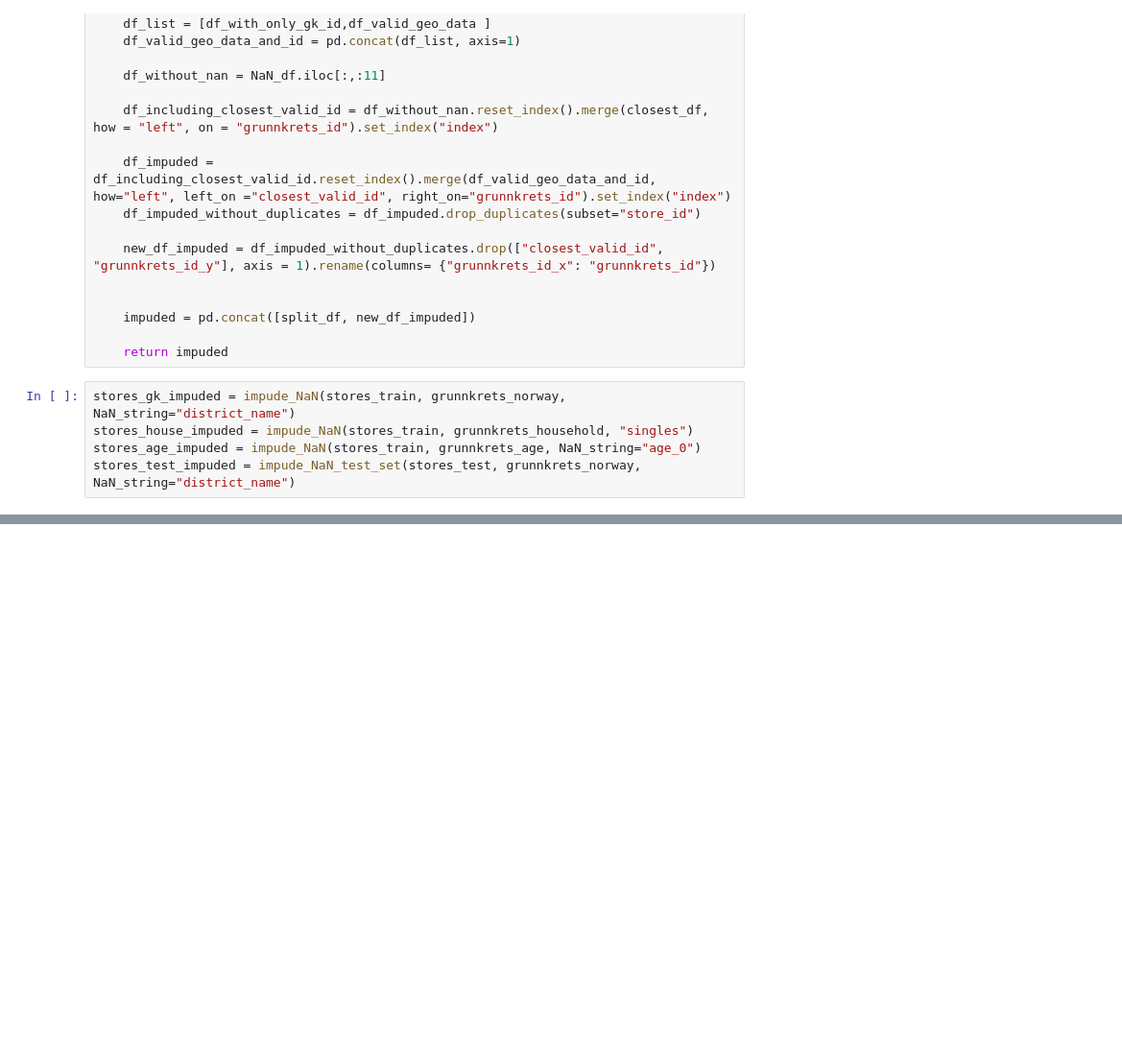
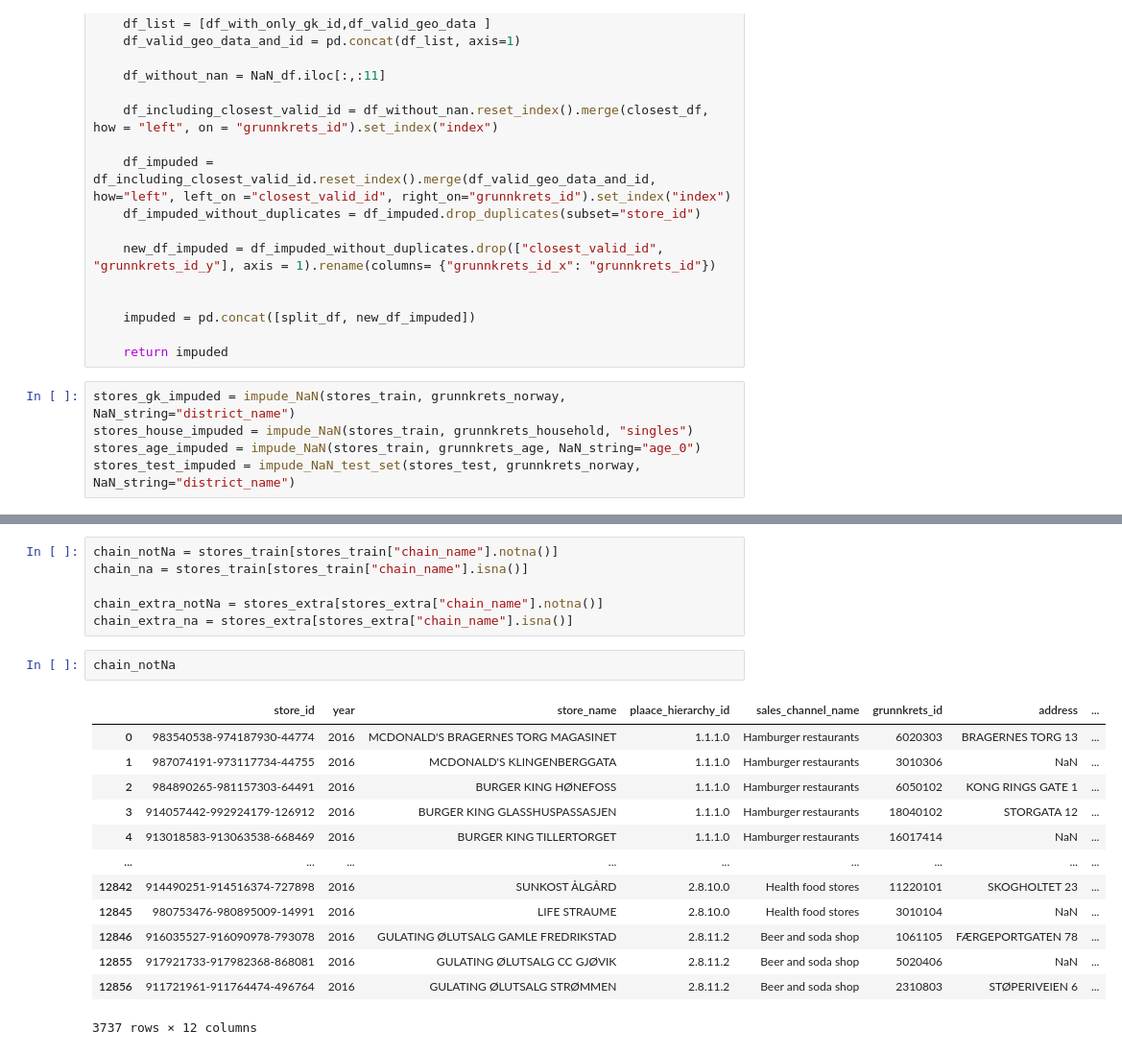
Before and after one commit to SimenQ/machine_learning, a Jupyter notebook: notebooks/Arash/impuding.ipynb, the cells around one changed output, grey strips where cells are left out. Shown at 96% size. Drawn from its saved outputs; the diff is of its cells as text; blank space fills up the shorter version.

```diff
--- a/notebooks/Arash/impuding.ipynb
+++ b/notebooks/Arash/impuding.ipynb
@@ -193,0 +141,22 @@ Length: 168, dtype: int64
+# %%
+chain_notNa = stores_train[stores_train["chain_name"].notna()]
+chain_na = stores_train[stores_train["chain_name"].isna()]
+
+chain_extra_notNa = stores_extra[stores_extra["chain_name"].notna()]
+chain_extra_na = stores_extra[stores_extra["chain_name"].isna()]
+# %%
+chain_notNa
+# %% [output]
+|  | store_id | year | store_name | plaace_hierarchy_id | sales_channel_name | grunnkrets_id | address | ... |
+| 0 | 983540538-974187930-44774 | 2016 | MCDONALD'S BRAGERNES TORG MAGASINET | 1.1.1.0 | Hamburger restaurants | 6020303 | BRAGERNES TORG 13 | ... |
+| 1 | 987074191-973117734-44755 | 2016 | MCDONALD'S KLINGENBERGGATA | 1.1.1.0 | Hamburger restaurants | 3010306 | NaN | ... |
+| 2 | 984890265-981157303-64491 | 2016 | BURGER KING HØNEFOSS | 1.1.1.0 | Hamburger restaurants | 6050102 | KONG RINGS GATE 1 | ... |
+| 3 | 914057442-992924179-126912 | 2016 | BURGER KING GLASSHUSPASSASJEN | 1.1.1.0 | Hamburger restaurants | 18040102 | STORGATA 12 | ... |
+| 4 | 913018583-913063538-668469 | 2016 | BURGER KING TILLERTORGET | 1.1.1.0 | Hamburger restaurants | 16017414 | NaN | ... |
+| ... | ... | ... | ... | ... | ... | ... | ... | ... |
+| 12842 | 914490251-914516374-727898 | 2016 | SUNKOST ÅLGÅRD | 2.8.10.0 | Health food stores | 11220101 | SKOGHOLTET 23 | ... |
+| 12845 | 980753476-980895009-14991 | 2016 | LIFE STRAUME | 2.8.10.0 | Health food stores | 3010104 | NaN | ... |
+| 12846 | 916035527-916090978-793078 | 2016 | GULATING ØLUTSALG GAMLE FREDRIKSTAD | 2.8.11.2 | Beer and soda shop | 1061105 | FÆRGEPORTGATEN 78 | ... |
+| 12855 | 917921733-917982368-868081 | 2016 | GULATING ØLUTSALG CC GJØVIK | 2.8.11.2 | Beer and soda shop | 5020406 | NaN | ... |
+| 12856 | 911721961-911764474-496764 | 2016 | GULATING ØLUTSALG STRØMMEN | 2.8.11.2 | Beer and soda shop | 2310803 | STØPERIVEIEN 6 | ... |
+3737 rows × 12 columns
```
Also changed, not shown: parts of 14 cells of this notebook, 19 other files.
